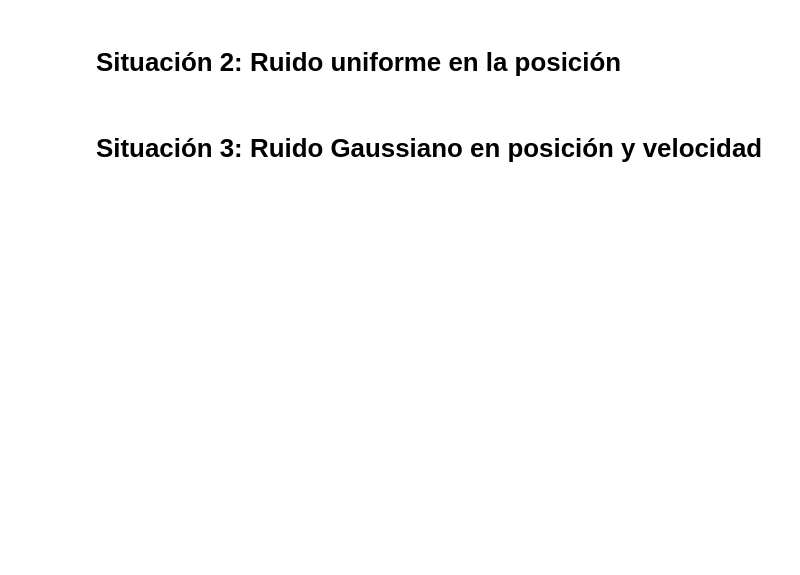
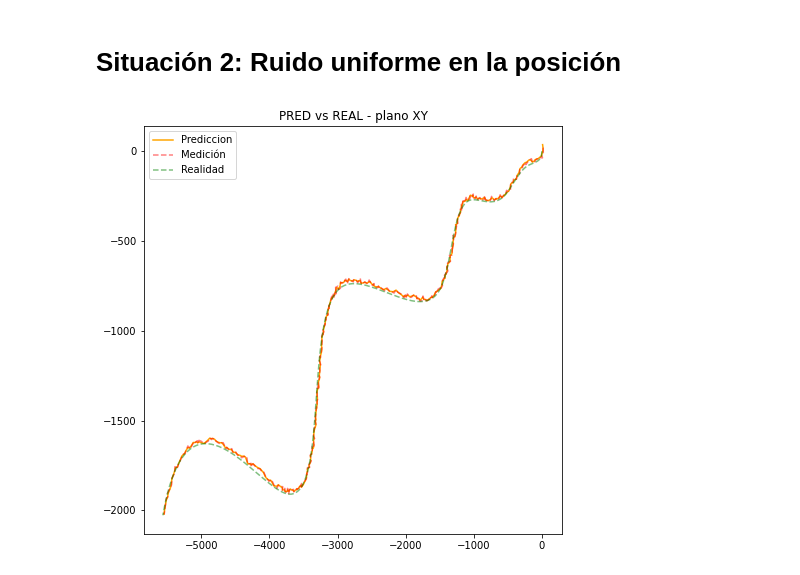
Before and after one commit to nicolascecchi/AI-Specialization, a Jupyter notebook: MateIA/Implementacion_Kalman.ipynb, the cells around one changed output. Drawn from its saved outputs; the diff is of its cells as text; code cells hidden in the pictures; blank space fills up the shorter version.

```diff
--- a/MateIA/Implementacion_Kalman.ipynb
+++ b/MateIA/Implementacion_Kalman.ipynb
@@ -140,14 +142,26 @@ plt.show()
 # %%
 # Si el desvio es de 10 en una uniforme, hay que calcular el máximo, asumiendo que el minimo es en 0
 # ver formula de varianza y queda como acá
-ruido_uniforme = np.random.uniform(low=0,high=10*np.sqrt(12),size=(5,3))
+ruido_uniforme = np.random.uniform(low=0,high=10*np.sqrt(12),size=(351,3))
 # Posicion con primeros 5 valores con ruido gaussiano
 pos_uni = pos.copy()
-pos_uni = pos_uni.iloc[:5,1:4] + ruido_uniforme#+ 11
+pos_uni.iloc[:,1:4] = pos_uni.iloc[:,1:4] + ruido_uniforme#+ 11
 # %%
 # Actualizar la matriz R
-R_uni
+R_uni = np.eye(N=3,M=3) * 10*np.sqrt(12)
 # %%
-pred_uni = Kalman(a = Kalman(arranque, P_0_0,  pos_gauss, A, C, Q, R_uni))
+pred_uni = Kalman(arranque, P_0_0,  pos_uni, A, C_pos, Q, R_uni,posicion=1,velocidad=0,aceleracion=0)
-# %% [markdown]
-# Situación 3: Ruido Gaussiano en posición y velocidad
+# %%
+f, ax= plt.subplots(figsize=(7.5,7.5))
+
+ax.plot(pred_uni.x,pred_uni.y,color='orange',label='Prediccion')
+
+ax.plot(pos_uni.x,pos_uni.y,color='red',ls='--',alpha=0.5,label='Medición')
+
+ax.plot(vehiculo.x,vehiculo.y,color='green',ls='--',alpha=0.5,label='Realidad')
+
+ax.legend()
+ax.set_title('PRED vs REAL - plano XY')
+plt.show()
+# %% [output]
+[figure, added]
```
Also changed, not shown: parts of 21 cells of this notebook.
